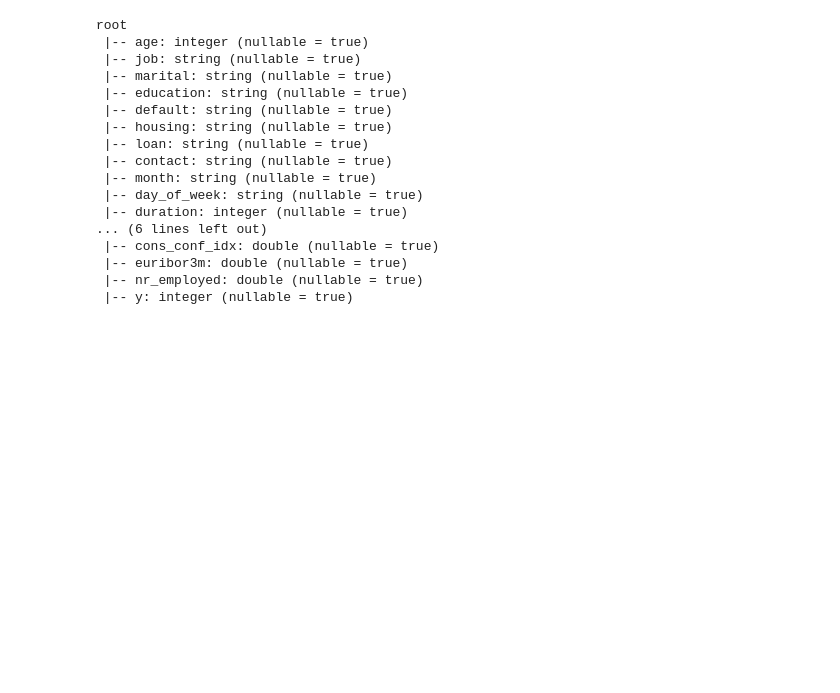
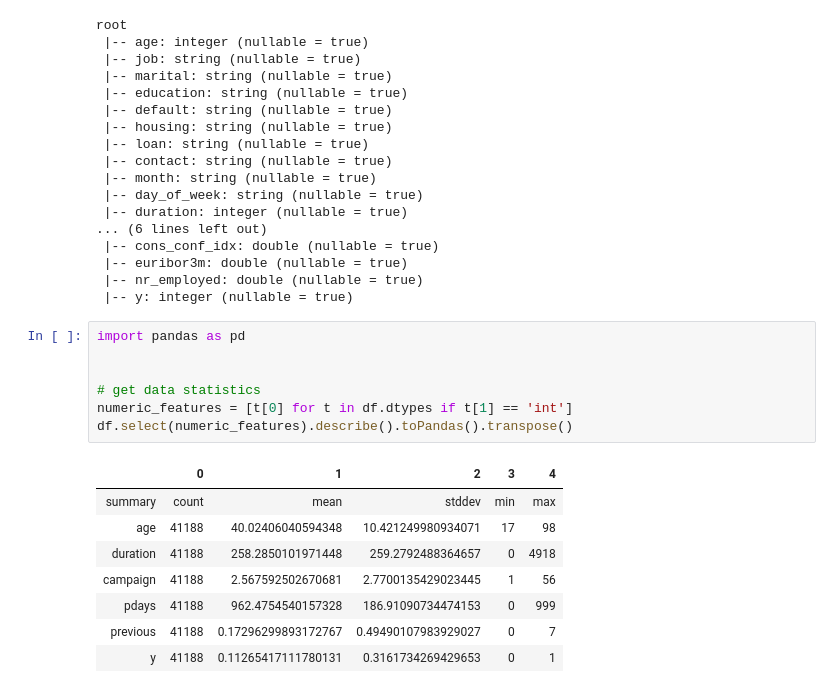
Before and after one commit to stephaniebernhard/binary_classification, a Jupyter notebook: binary_classification.ipynb, the cells around one changed output. Saved outputs shown, nothing was run; the diff lists cells and outputs as text; blank space fills up the shorter version.

```diff
--- a/binary_classification.ipynb
+++ b/binary_classification.ipynb
@@ -29,3 +29,19 @@ root
  |-- euribor3m: double (nullable = true)
  |-- nr_employed: double (nullable = true)
  |-- y: integer (nullable = true)
+# %%
+import pandas as pd
+
+
+# get data statistics
+numeric_features = [t[0] for t in df.dtypes if t[1] == 'int']
+df.select(numeric_features).describe().toPandas().transpose()
+# %% [output]
+|  | 0 | 1 | 2 | 3 | 4 |
+| summary | count | mean | stddev | min | max |
+| age | 41188 | 40.02406040594348 | 10.421249980934071 | 17 | 98 |
+| duration | 41188 | 258.2850101971448 | 259.2792488364657 | 0 | 4918 |
+| campaign | 41188 | 2.567592502670681 | 2.7700135429023445 | 1 | 56 |
+| pdays | 41188 | 962.4754540157328 | 186.91090734474153 | 0 | 999 |
+| previous | 41188 | 0.17296299893172767 | 0.49490107983929027 | 0 | 7 |
+| y | 41188 | 0.11265417111780131 | 0.3161734269429653 | 0 | 1 |
```
Also changed, not shown: parts of 1 cell of this notebook.
